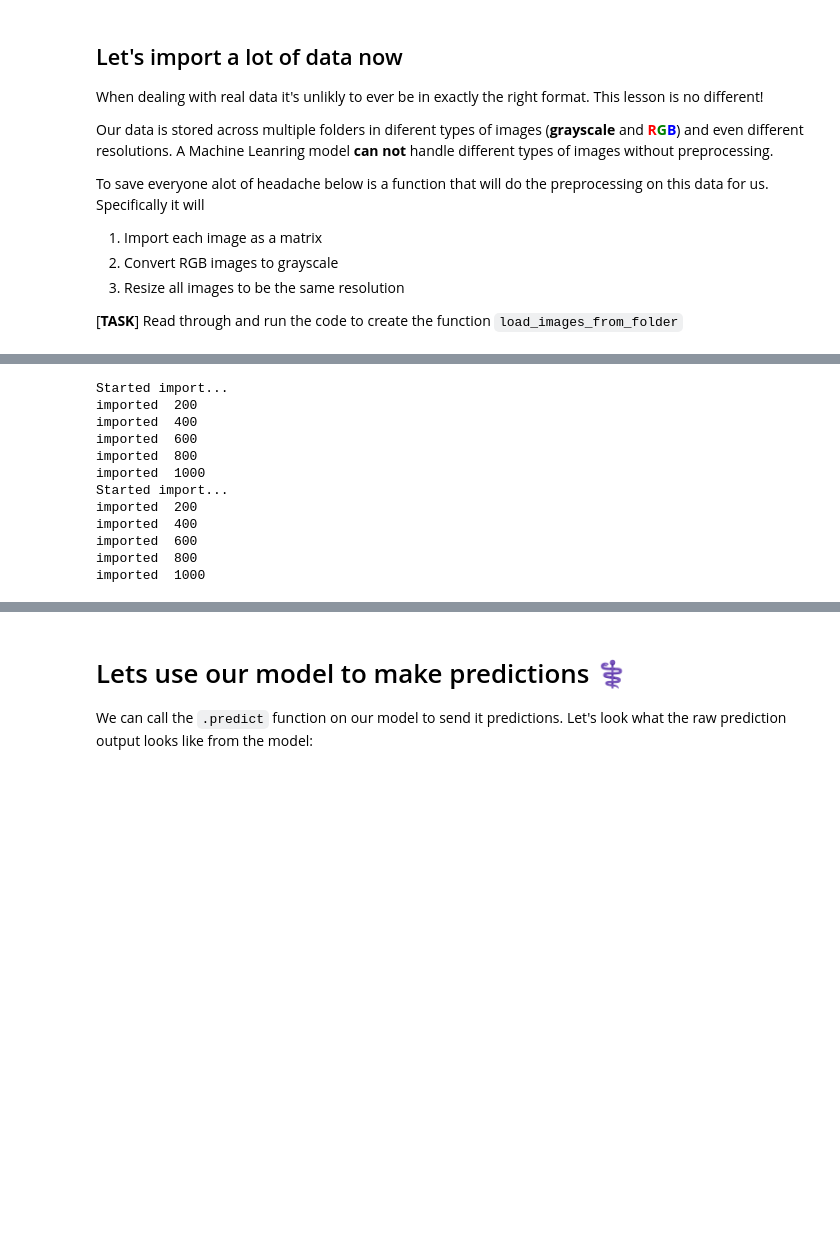
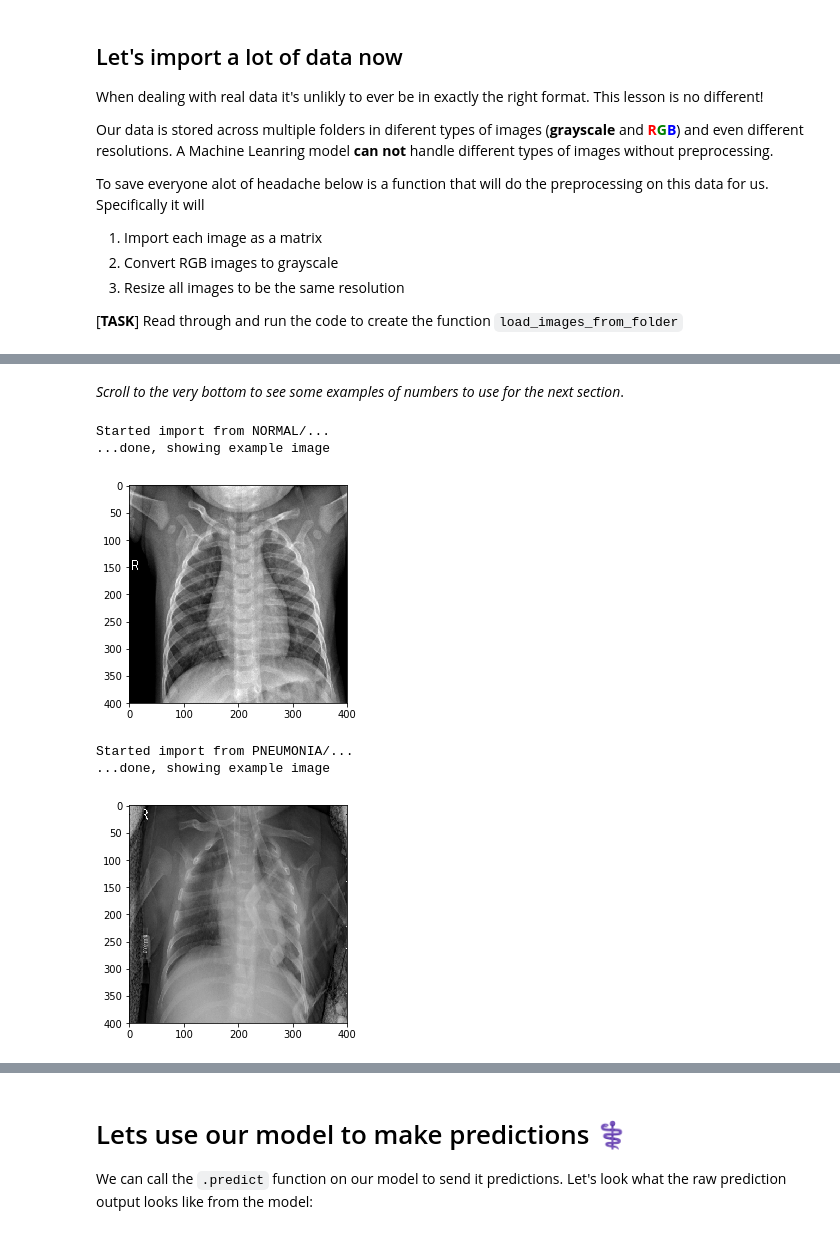
Before and after one commit to ZackAkil/machine-learning-trenches-and-highways, a Jupyter notebook: answers/Machine_Learning_Trenches.ipynb, the cells around one changed output, grey strips where cells are left out. Cells and saved outputs as stored; diff of their text form; code cells hidden in the pictures; blank space fills up the shorter version.

```diff
--- a/answers/Machine_Learning_Trenches.ipynb
+++ b/answers/Machine_Learning_Trenches.ipynb
@@ -200,26 +234,28 @@ FYI: there is 1500 NORMAL images and  4000 PNEUMONIA images, and you could use i
+# %% [markdown]
+*Scroll to the very bottom to see some examples of numbers to use for the next section*.
 # %%
-# [TASK] Pick a max_to_import number and image_resize_shape (replace the 1's)
-image_resize_shape = (1, 1)
+# [TASK] Pick a number of images to import for each category
+# and the IMAGE_RESIZE_SHAPE (replace the 10's)
 
+NUMBER_OF_NORMAL_IMAGES_TO_IMPORT = 10 # up to 1500
+NUMBER_OF_PNEUMONIA_IMAGES_TO_IMPORT = 10 # up to 4000
+IMAGE_RESIZE_SHAPE = (400, 400)
+
+
+# don't need to change the following code
 normal = load_images_from_folder('NORMAL/',
-                                 max_to_import=1,
-                                 image_resize_shape = image_resize_shape)
+                                 max_to_import=NUMBER_OF_NORMAL_IMAGES_TO_IMPORT,
+                                 image_resize_shape = IMAGE_RESIZE_SHAPE)
 pneumonia = load_images_from_folder('PNEUMONIA/',
-                                    max_to_import = 1,
-                                    image_resize_shape = image_resize_shape)
+                                    max_to_import = NUMBER_OF_PNEUMONIA_IMAGES_TO_IMPORT,
+                                    image_resize_shape = IMAGE_RESIZE_SHAPE)
 # %% [output]
-Started import...
-imported  200
-imported  400
-imported  600
-imported  800
-imported  1000
-Started import...
-imported  200
-imported  400
-imported  600
-imported  800
-imported  1000
+Started import from NORMAL/...
+...done, showing example image
+[figure, added]
+Started import from PNEUMONIA/...
+...done, showing example image
+[figure, added]
 # %% [markdown]
 ## Building the training dataset 🏫
 
```
Also changed, not shown: parts of 36 cells of this notebook.
